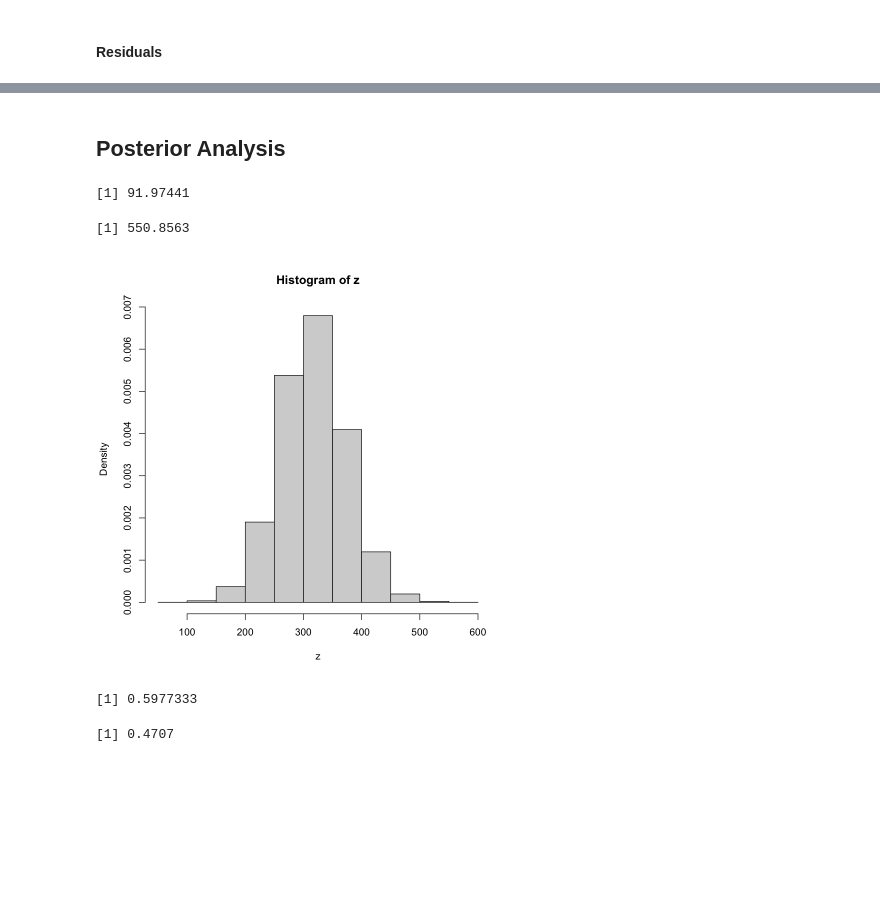
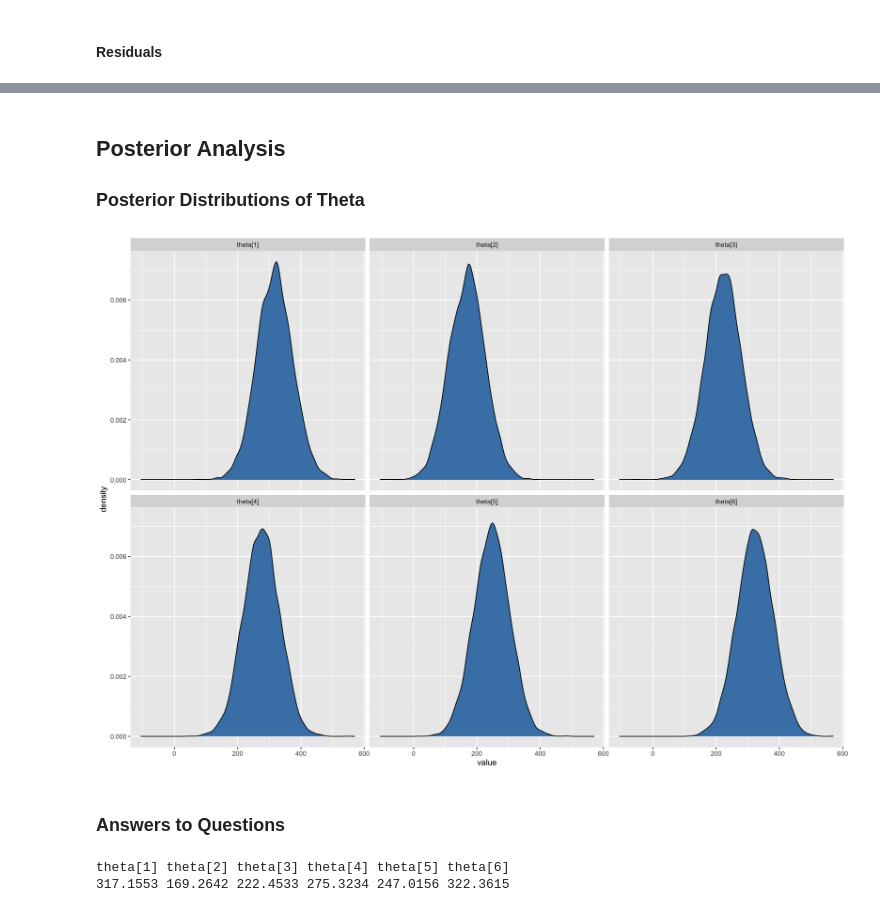
Before and after one commit to chris-santiago/bayesian-stats, a Jupyter notebook: chicken_weight.ipynb, the cells around one changed output, grey strips where cells are left out. Drawn from its saved outputs; the diff is of its cells as text; code cells hidden in the pictures; blank space fills up the shorter version.

```diff
--- a/chicken_weight.ipynb
+++ b/chicken_weight.ipynb
@@ -541,37 +608,35 @@ gg_resid.cat(data$feed_name, res, normalize=TRUE)
 # %% [markdown]
 ## Posterior Analysis
+
+### Posterior Distributions of Theta
-# %%
-N = 1e4
-
-theta1.post = sample(mod.hier$csim[, 3], N, replace = TRUE)
-sigma.post = sample(mod.hier$csim[, 2], N, replace = TRUE)
-z = rnorm(N, mean=theta1.post, sd=sigma.post)
-hist(z, freq = FALSE)
-min(z)
-max(z)
-# %% [output]
-[1] 91.97441
-[1] 550.8563
-[figure, removed]
-# %%
-mean(mod.hier$csim[, "theta[6]"] > mod.hier$csim[, "theta[1]"])
-# %% [output]
-[1] 0.5977333
-# %%
-set.seed(43)
-N = 1e4
-
-theta.mat = matrix(, nrow = N, ncol = 6)
-sigma.mat = matrix(, nrow = N, ncol = 6)
-z = matrix(, nrow = N, ncol = 6)
-
-for (i in 3:8) {
-    theta.sample = sample(mod.hier$csim[, i], N, replace = TRUE)
-    sigma.sample = sample(mod.hier$csim[, 2], N, replace = TRUE)
-    z[, i-2] = rnorm(N, mean=theta.sample, sd=sigma.sample)
-
-}
-# %%
-mean(z[, 1] > z[, 6])
-# %% [output]
-[1] 0.4707
+# %%
+set.seed(43)
+N = 1e4
+post.dist = list()
+for (i in 1:6) {
+    col = glue("theta[{i}]")
+    theta.post = sample(mod.hier$csim[, col], N, replace = TRUE)
+    sigma.post = sample(mod.hier$csim[, "sigma"], N, replace = TRUE)
+    z = rnorm(N, mean=theta.post, sd=sigma.post)
+    post.dist[[col]] = z
+}
+
+post.dist = as_tibble(post.dist)
+# %%
+default_options = options()
+options(repr.plot.width=14, repr.plot.height=10)
+
+post.dist %>%
+    pivot_longer(everything()) %>%
+    ggplot(aes(x=value)) +
+    geom_density(fill="steelblue") +
+    facet_wrap(~name)
+# %% [output]
+[figure, added]
+# %% [markdown]
+### Answers to Questions
+# %%
+post.dist %>% colMeans()
+# %% [output]
+theta[1] theta[2] theta[3] theta[4] theta[5] theta[6]
+317.1553 169.2642 222.4533 275.3234 247.0156 322.3615
```
Also changed, not shown: parts of 33 cells of this notebook.
